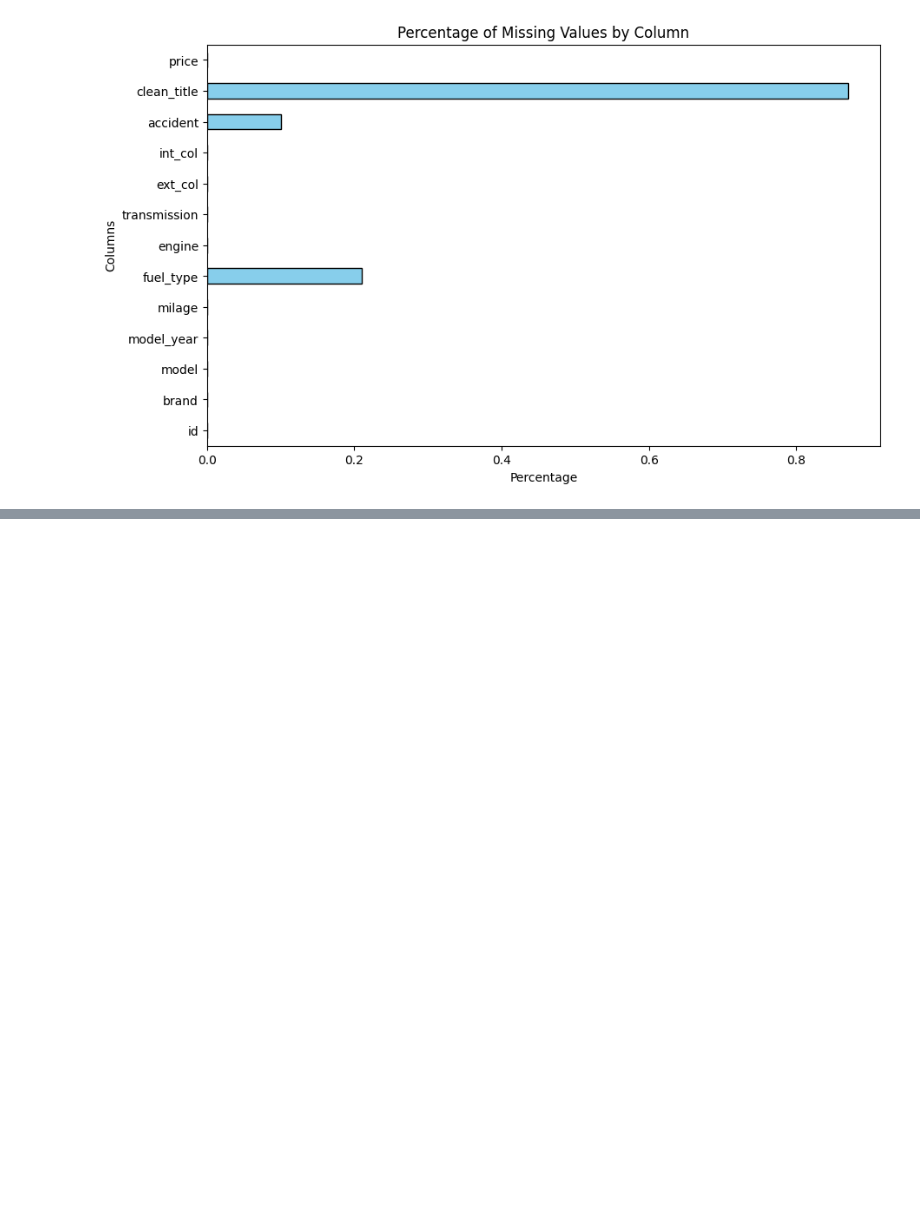
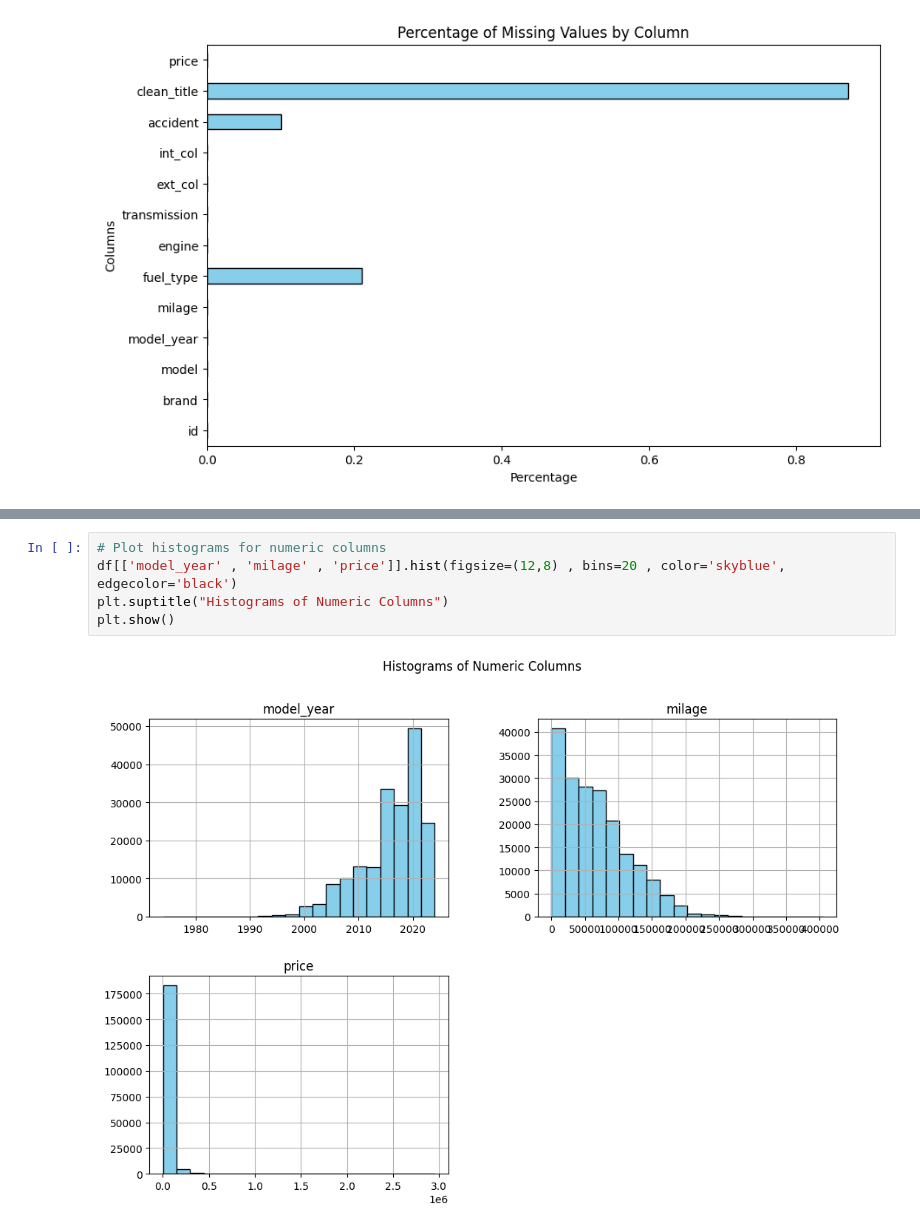
Before and after one commit to GhosTHaise/ml-car-price-regression, a Jupyter notebook: main.ipynb, the cells around one changed output, grey strips where cells are left out. Cells and saved outputs as stored; diff of their text form; blank space fills up the shorter version.

```diff
--- a/main.ipynb
+++ b/main.ipynb
@@ -151,0 +195,7 @@ plt.show()
+# %%
+# Plot histograms for numeric columns
+df[['model_year' , 'milage' , 'price']].hist(figsize=(12,8) , bins=20 , color='skyblue', edgecolor='black')
+plt.suptitle("Histograms of Numeric Columns")
+plt.show()
+# %% [output]
+[figure, added]
```
Also changed, not shown: parts of 6 cells of this notebook.
